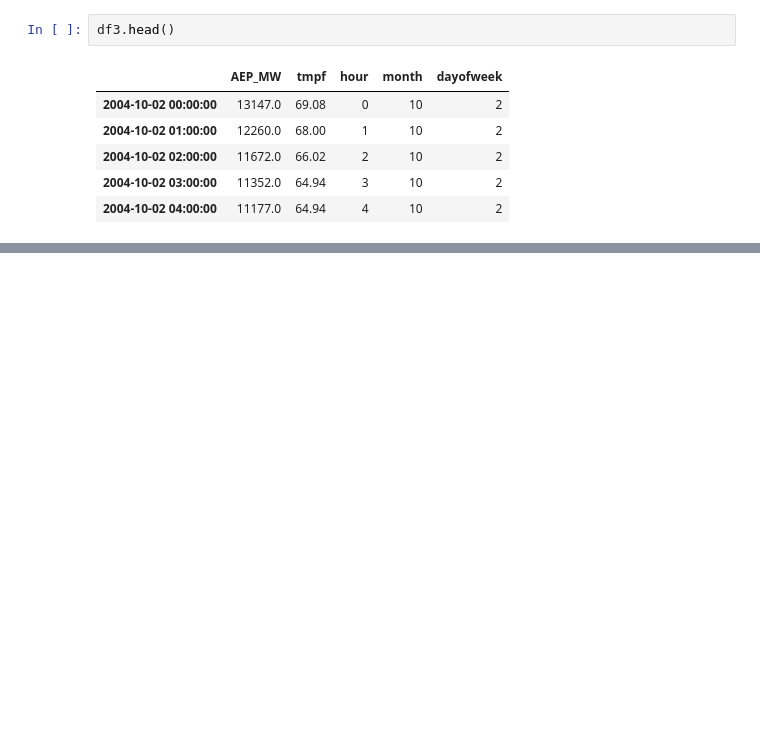
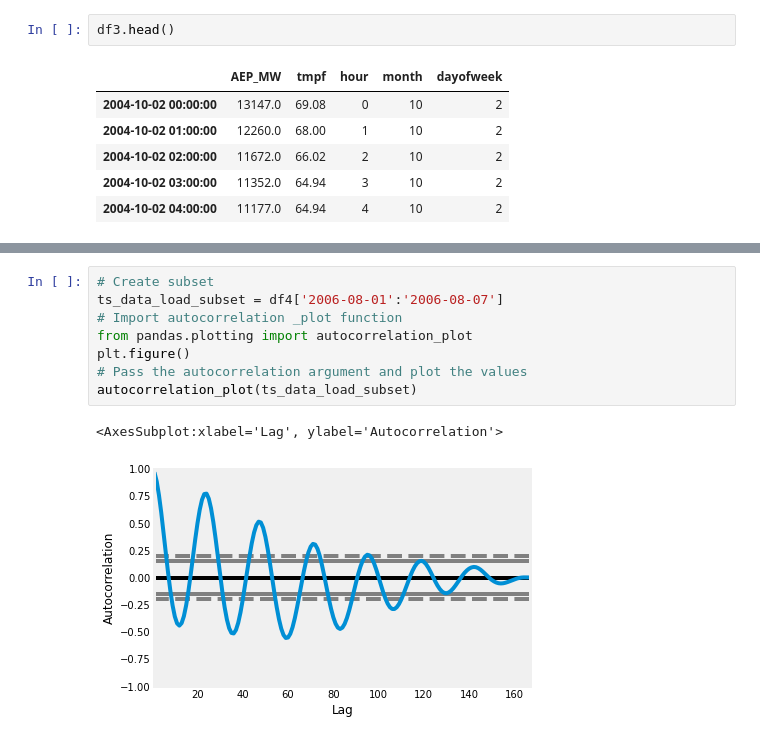
Before and after one commit to johnny-pham23/Time-Series, a Jupyter notebook: AEP_ts.ipynb, the cells around one changed output, grey strips where cells are left out. Cells and saved outputs as stored; diff of their text form; blank space fills up the shorter version.

```diff
--- a/AEP_ts.ipynb
+++ b/AEP_ts.ipynb
@@ -228,0 +269,11 @@ df3.head()
+# %%
+# Create subset
+ts_data_load_subset = df4['2006-08-01':'2006-08-07']
+# Import autocorrelation _plot function
+from pandas.plotting import autocorrelation_plot
+plt.figure()
+# Pass the autocorrelation argument and plot the values
+autocorrelation_plot(ts_data_load_subset)
+# %% [output]
+<AxesSubplot:xlabel='Lag', ylabel='Autocorrelation'>
+[figure, added]
```
Also changed, not shown: parts of 7 cells of this notebook.
